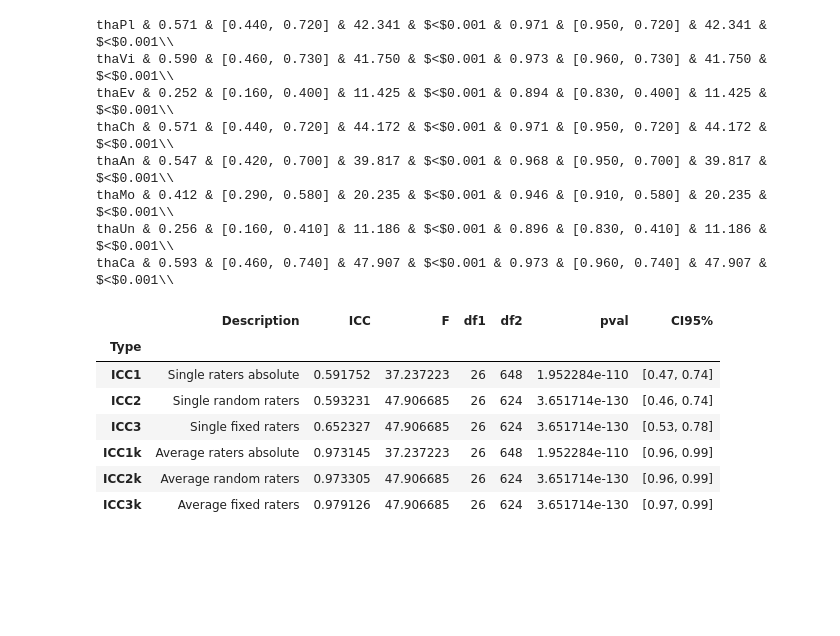
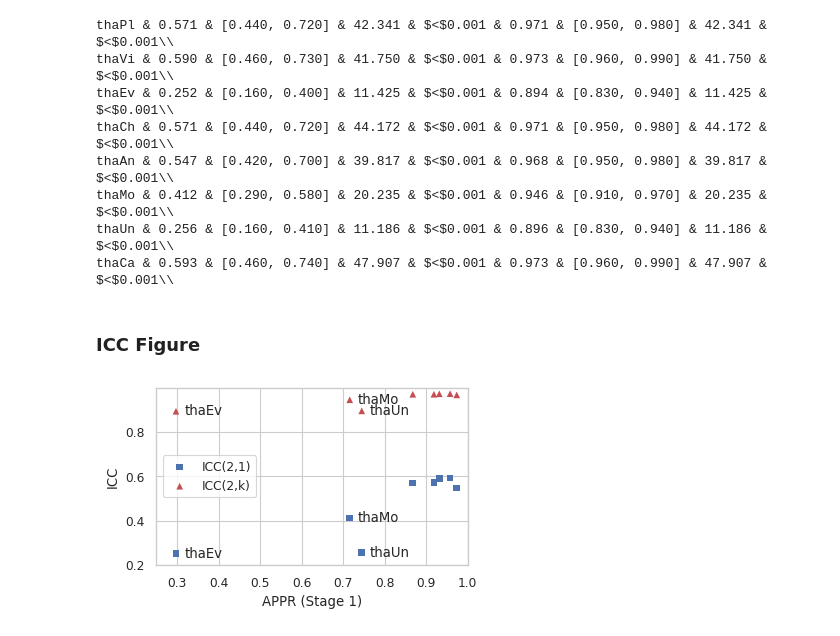
Before and after one commit to ntudsp/satp-tha-stage2, a Jupyter notebook: code/main.ipynb, the cells around one changed output. Saved outputs shown, nothing was run; the diff lists cells and outputs as text; code cells hidden in the pictures; blank space fills up the shorter version.

```diff
--- a/code/main.ipynb
+++ b/code/main.ipynb
@@ -58,0 +144,2 @@ def define_latex_command(name, value, value_format=None):
+# %%
+df = p2df.copy()
@@ -67,17 +156,14 @@ for p in PAQ_CCW:
     alph, ci = pg.cronbach_alpha(df, subject='pid', items='stimulus_id', scores=p)
     ic = pg.intraclass_corr(df, raters='pid', ratings=p, targets='stimulus_id').set_index('Type')
 
-
     cols += [
         f"tha{p.capitalize()}",
-        # f"{alph:.3f}",
-        # f"[{ci[0]:.3f}, {ci[1]:.3f}]",
         f"{ic.loc['ICC2']['ICC']:.3f}",
         f"[{ic.loc['ICC2']['CI95%'][0]:.3f}, {ic.loc['ICC2']['CI95%'][1]:.3f}]",
         f"{ic.loc['ICC2']['F']:.3f}",
         f"$<$0.001",
         f"{ic.loc['ICC2k']['ICC']:.3f}",
-        f"[{ic.loc['ICC2k']['CI95%'][0]:.3f}, {ic.loc['ICC2']['CI95%'][1]:.3f}]",
+        f"[{ic.loc['ICC2k']['CI95%'][0]:.3f}, {ic.loc['ICC2k']['CI95%'][1]:.3f}]",
         f"{ic.loc['ICC2k']['F']:.3f}",
         f"$<$0.001",
     ]
@@ -91,25 +177,16 @@ for p in PAQ_CCW:
 
 print("\\\\ \n".join(tab) + "\\\\")
 # %% [output]
-thaPl & 0.571 & [0.440, 0.720] & 42.341 & $<$0.001 & 0.971 & [0.950, 0.720] & 42.341 & $<$0.001\\
-thaVi & 0.590 & [0.460, 0.730] & 41.750 & $<$0.001 & 0.973 & [0.960, 0.730] & 41.750 & $<$0.001\\
-thaEv & 0.252 & [0.160, 0.400] & 11.425 & $<$0.001 & 0.894 & [0.830, 0.400] & 11.425 & $<$0.001\\
-thaCh & 0.571 & [0.440, 0.720] & 44.172 & $<$0.001 & 0.971 & [0.950, 0.720] & 44.172 & $<$0.001\\
-thaAn & 0.547 & [0.420, 0.700] & 39.817 & $<$0.001 & 0.968 & [0.950, 0.700] & 39.817 & $<$0.001\\
-thaMo & 0.412 & [0.290, 0.580] & 20.235 & $<$0.001 & 0.946 & [0.910, 0.580] & 20.235 & $<$0.001\\
-thaUn & 0.256 & [0.160, 0.410] & 11.186 & $<$0.001 & 0.896 & [0.830, 0.410] & 11.186 & $<$0.001\\
-thaCa & 0.593 & [0.460, 0.740] & 47.907 & $<$0.001 & 0.973 & [0.960, 0.740] & 47.907 & $<$0.001\\
+thaPl & 0.571 & [0.440, 0.720] & 42.341 & $<$0.001 & 0.971 & [0.950, 0.980] & 42.341 & $<$0.001\\
+thaVi & 0.590 & [0.460, 0.730] & 41.750 & $<$0.001 & 0.973 & [0.960, 0.990] & 41.750 & $<$0.001\\
+thaEv & 0.252 & [0.160, 0.400] & 11.425 & $<$0.001 & 0.894 & [0.830, 0.940] & 11.425 & $<$0.001\\
+thaCh & 0.571 & [0.440, 0.720] & 44.172 & $<$0.001 & 0.971 & [0.950, 0.980] & 44.172 & $<$0.001\\
+thaAn & 0.547 & [0.420, 0.700] & 39.817 & $<$0.001 & 0.968 & [0.950, 0.980] & 39.817 & $<$0.001\\
+thaMo & 0.412 & [0.290, 0.580] & 20.235 & $<$0.001 & 0.946 & [0.910, 0.970] & 20.235 & $<$0.001\\
+thaUn & 0.256 & [0.160, 0.410] & 11.186 & $<$0.001 & 0.896 & [0.830, 0.940] & 11.186 & $<$0.001\\
+thaCa & 0.593 & [0.460, 0.740] & 47.907 & $<$0.001 & 0.973 & [0.960, 0.990] & 47.907 & $<$0.001\\
-# %%
-ic
-# %% [output]
-|  | Description | ICC | F | df1 | df2 | pval | CI95% |
-| Type |  |  |  |  |  |  |  |
-| ICC1 | Single raters absolute | 0.591752 | 37.237223 | 26 | 648 | 1.952284e-110 | [0.47, 0.74] |
-| ICC2 | Single random raters | 0.593231 | 47.906685 | 26 | 624 | 3.651714e-130 | [0.46, 0.74] |
-| ICC3 | Single fixed raters | 0.652327 | 47.906685 | 26 | 624 | 3.651714e-130 | [0.53, 0.78] |
-| ICC1k | Average raters absolute | 0.973145 | 37.237223 | 26 | 648 | 1.952284e-110 | [0.96, 0.99] |
-| ICC2k | Average random raters | 0.973305 | 47.906685 | 26 | 624 | 3.651714e-130 | [0.96, 0.99] |
-| ICC3k | Average fixed raters | 0.979126 | 47.906685 | 26 | 624 | 3.651714e-130 | [0.97, 0.99] |
+# %% [markdown]
+### ICC Figure
 # %%
 for p, (icc2, icc2k) in iccs.items():
     p1df.loc[p, 'ICC2'] = icc2
@@ -119,38 +196,30 @@ p1df['isMain'] = p1df.index.isin(['pl', 'an', 'ev', 'un'])
 # %%
 def get_lim(y):
     return max(np.floor(y.min()*20 - 1)/20, 0.0), min(1.0, np.ceil(y.max()*20 + 1)/20)
 
-
 def p1vsp2(crit):
 
-    f, ax = plt.subplots(figsize=(5,3), tight_layout=True)
-    ax2 = ax.twinx()
+    f, ax = plt.subplots(figsize=(4, 2.5), tight_layout=True)
 
-    # crit = "APPR"
+    sns.scatterplot(p1df, x=crit,y='ICC2', marker='s', c='b', ax=ax, label='ICC(2,1)', ec="none")
+    sns.scatterplot(p1df, x=crit,y='ICC2k', marker='^', c='r', ax=ax, label='ICC(2,k)', ec="none")
+    ax.set(ylim=[0.2, 1.0], xlim=[0.25, 1])
 
-    sns.scatterplot(p1df, x=crit,y='ICC2', marker='s', c='b', ax=ax, label='ICC(2,1)', legend=None, ec="none")
-    # ax.set(ylim=[0.2, 0.65])
-    ax.set(ylim=get_lim(p1df["ICC2"]))
-    sns.scatterplot(p1df, x=crit,y='ICC2k', marker='^', c='r', ax=ax2, label='ICC(2,k)', legend=None, ec="none")
-    # ax2.set(ylim=[0.88, 0.98])
-    ax2.set(ylim=get_lim(p1df["ICC2k"]))
+    for c in ["ICC2", "ICC2k"]:
+        for p in ['ev', 'mo', 'un']:
+            ax.text(x=p1df.loc[p, crit] + 0.02, y=p1df.loc[p, c], s=f"tha{p.capitalize()}", ha='left', va='center')
 
-    for p in ['ev', 'mo', 'un']:
-        ax.text(x=p1df.loc[p, crit], y=p1df.loc[p, 'ICC2'] - 0.02, s=f"tha{p.capitalize()}", ha='center', va='top')
-
-    nticks = 11
-    ax.set_axisbelow(True)
-    ax2.set_axisbelow(True)
-    ax.yaxis.set_major_locator(mpl.ticker.LinearLocator(nticks))
-    ax2.yaxis.set_major_locator(mpl.ticker.LinearLocator(nticks))
-    # ax2.grid(False)
-
-    ax2.figure.legend(loc='upper left', bbox_to_anchor=(0.125, 0.925))
+    ax.legend(loc="center left")
 
     ax.set(xlabel=f'{crit} (Stage 1)')
-    ax.set(ylabel='ICC(2,1)')
-    ax2.set(ylabel='ICC(2,k)')
+    ax.set(ylabel='ICC')
 
+    ax.set(xticks=np.arange(0.3, 1.05, 0.1), yticks=np.arange(0.2, 1, 0.2))
+    ax.grid(True, which="both")
 
-    plt.savefig(f'figs/{crit}_vs_icc.pdf')
+    plt.savefig(f'{FIGS}/{crit}_vs_icc.pdf')
     plt.show()
+
+p1vsp2("APPR")
+# %% [output]
+[figure, added]
```
Also changed, not shown: parts of 119 cells of this notebook, 32 other files.
